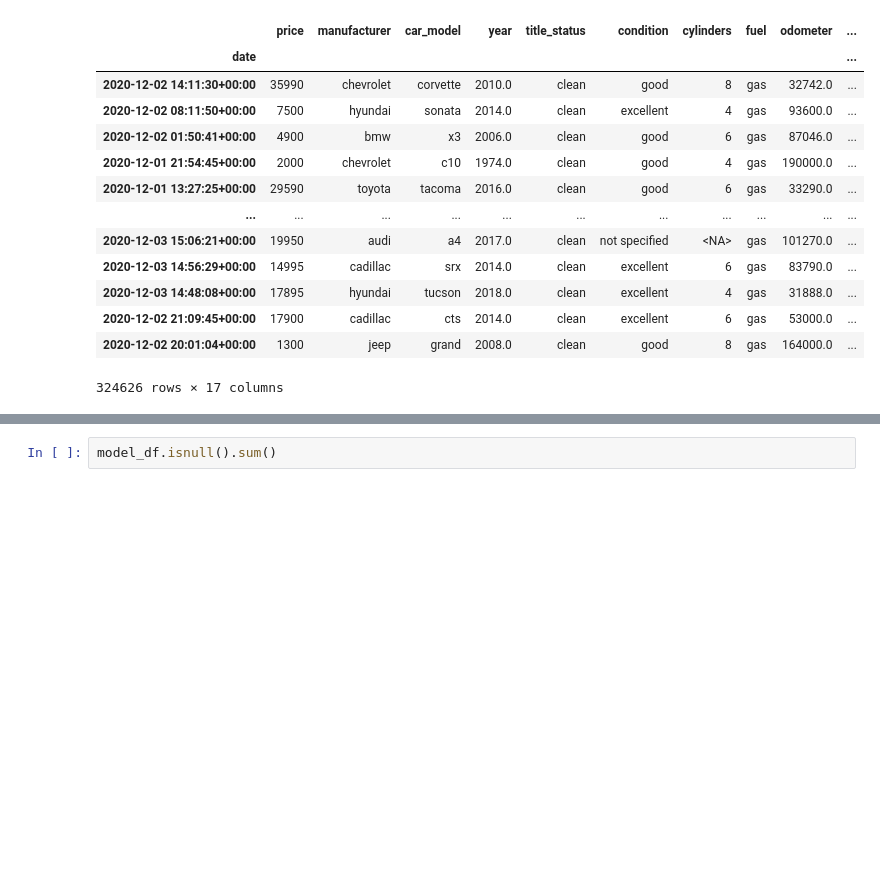
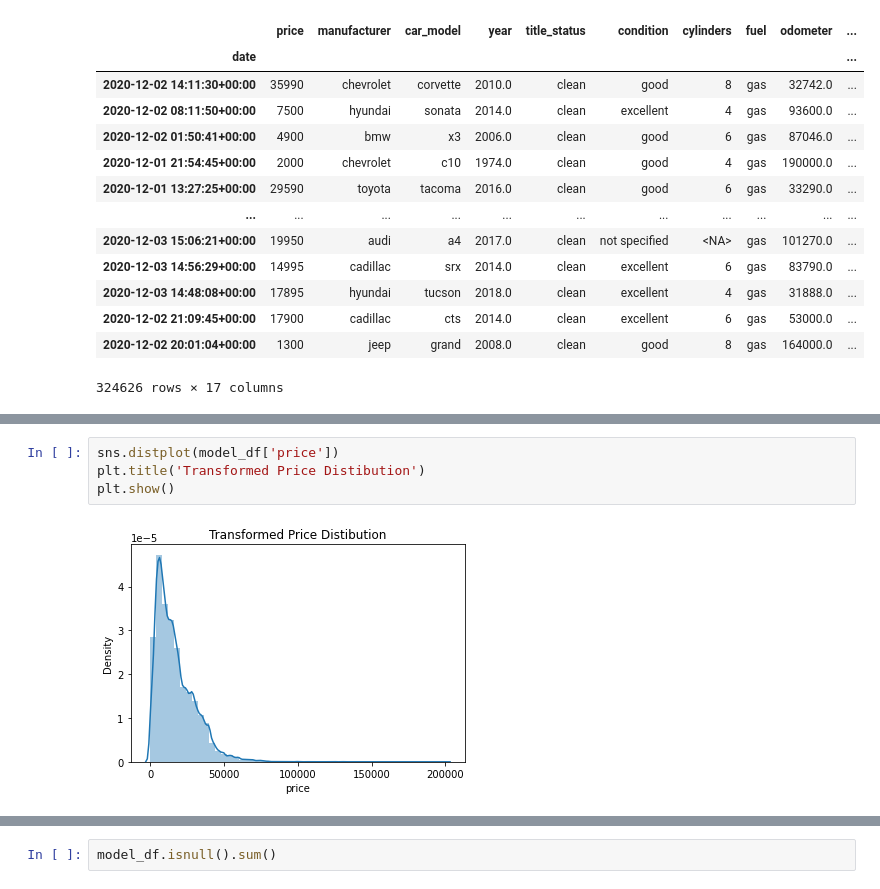
Before and after one commit to Dearsu520/automotive-modeling-project, a Jupyter notebook: ETL/Vehicle_transformation.ipynb, the cells around one changed output, grey strips where cells are left out. Drawn from its saved outputs; the diff is of its cells as text; blank space fills up the shorter version.

```diff
--- a/ETL/Vehicle_transformation.ipynb
+++ b/ETL/Vehicle_transformation.ipynb
@@ -462,0 +475,6 @@ model_df
+# %%
+sns.distplot(model_df['price'])
+plt.title('Transformed Price Distibution')
+plt.show()
+# %% [output]
+[figure, added]
```
Also changed, not shown: parts of 12 cells of this notebook, 1 other file.
